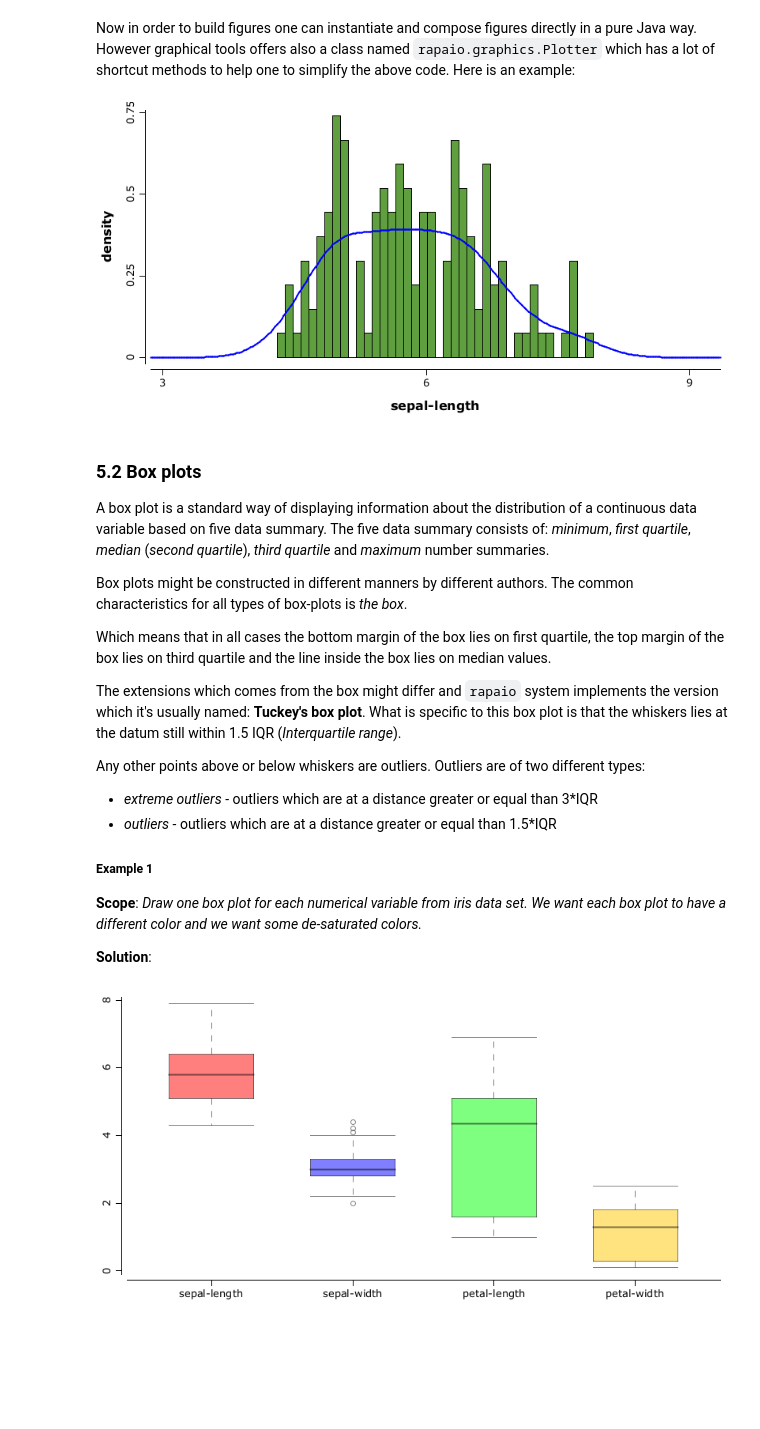
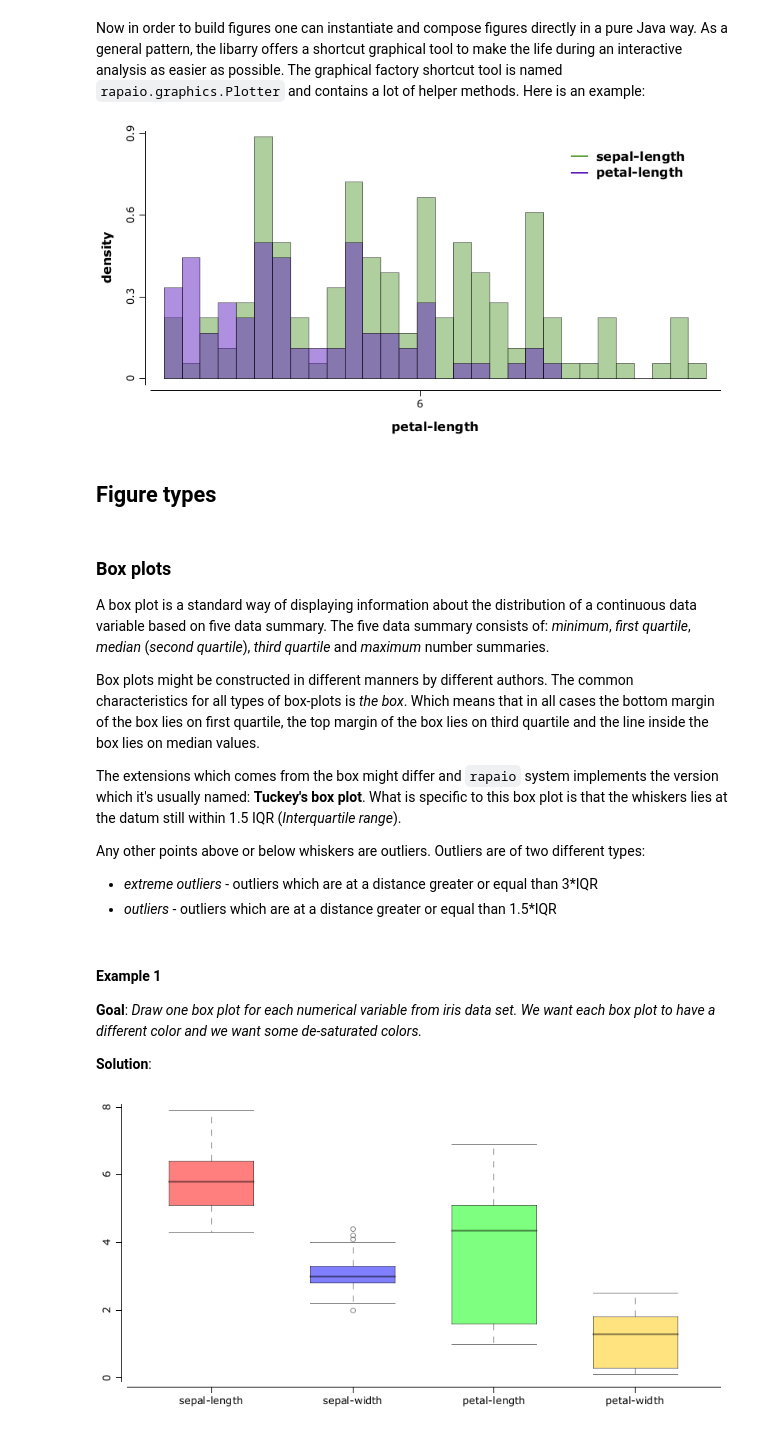
Before and after one commit to padreati/rapaio-notebooks, a Jupyter notebook: tutorials/DataVisualization.ipynb, the cells around one changed output. Cells and saved outputs as stored; diff of their text form; code cells hidden in the pictures; blank space fills up the shorter version.

```diff
--- a/tutorials/DataVisualization.ipynb
+++ b/tutorials/DataVisualization.ipynb
@@ -34,4 +30,4 @@ Here are the shortcut methods implemented in `WS` utility:
 # %%
 %load ../rapaio-bootstrap
 # %% [markdown]
-Now in order to build figures one can instantiate and compose figures directly in a pure Java way. However graphical tools offers also a class named `rapaio.graphics.Plotter` which has a lot of shortcut methods to help one to simplify the above code. Here is an example:
+Now in order to build figures one can instantiate and compose figures directly in a pure Java way. As a general pattern, the libarry offers a shortcut graphical tool to make the life during an interactive analysis as easier as possible. The graphical factory shortcut tool is named `rapaio.graphics.Plotter` and contains a lot of helper methods. Here is an example:
@@ -40,5 +33,0 @@ Frame iris = Datasets.loadIrisDataset();
-# %%
-WS.image(hist(iris.rvar("sepal-length"), 0, 10, bins(40), fill(10), prob(true))
-.densityLine(iris.rvar("sepal-length"), lwd(2), color(2)));
-# %% [output]
-[figure, removed]
@@ -45,11 +37,19 @@ WS.image(hist(iris.rvar("sepal-length"), 0, 10, bins(40), fill(10), prob(true))
+# %%
+// draw a some overlapped histograms for some variables in the data set
+var bins = bins(30);
+WS.image(hist(iris.rvar("sepal-length"), bins, fill(10), prob(true), alpha(0.5f))
+        .hist(iris.rvar("petal-length"), bins, fill(12), prob(true), alpha(0.5f))
+        .legend(7, 0.8, labels("sepal-length", "petal-length"), fill(10, 12)));
+# %% [output]
+[figure, added]
+# %% [markdown]
+## Figure types
 # %% [markdown]
-### 5.2 Box plots
+### Box plots
 
 A box plot is a standard way of displaying information about the distribution of a continuous data variable based on five data summary. The five data summary consists of: *minimum*, *first quartile*, *median* (*second quartile*), *third quartile* and *maximum* number summaries.
 
-Box plots might be constructed in different manners by different authors. The common characteristics for all types of box-plots is *the box*.
-
-Which means that in all cases the bottom margin of the box lies on first quartile, the top margin of the box lies on third quartile and the line inside the box lies on median values.
+Box plots might be constructed in different manners by different authors. The common characteristics for all types of box-plots is *the box*. Which means that in all cases the bottom margin of the box lies on first quartile, the top margin of the box lies on third quartile and the line inside the box lies on median values.
 
 The extensions which comes from the box might differ and `rapaio` system implements the version which it's usually named: **Tuckey's box plot**. What is specific to this box plot is that the whiskers lies at the datum still within 1.5 IQR (*Interquartile range*).
 
@@ -57,12 +57,12 @@ Any other points above or below whiskers are outliers. Outliers are of two diffe
 
 * *extreme outliers* - outliers which are at a distance greater or equal than 3*IQR
 * *outliers* - outliers which are at a distance greater or equal than 1.5*IQR
-
-##### Example 1
-
-**Scope**: *Draw one box plot for each numerical variable from iris data set. We want each box plot to have a different color and we want some de-saturated colors.*
-
-**Solution**:
+# %% [markdown]
+#### Example 1
+
+**Goal**: *Draw one box plot for each numerical variable from iris data set. We want each box plot to have a different color and we want some de-saturated colors.*
+
+**Solution**:
 # %%
 WS.image(boxplot(iris.mapVars("0~3"), fill(1, 2, 3, 4), alpha(0.5f)))
 # %% [output]
```
Also changed, not shown: parts of 39 cells of this notebook, 2 other files.
